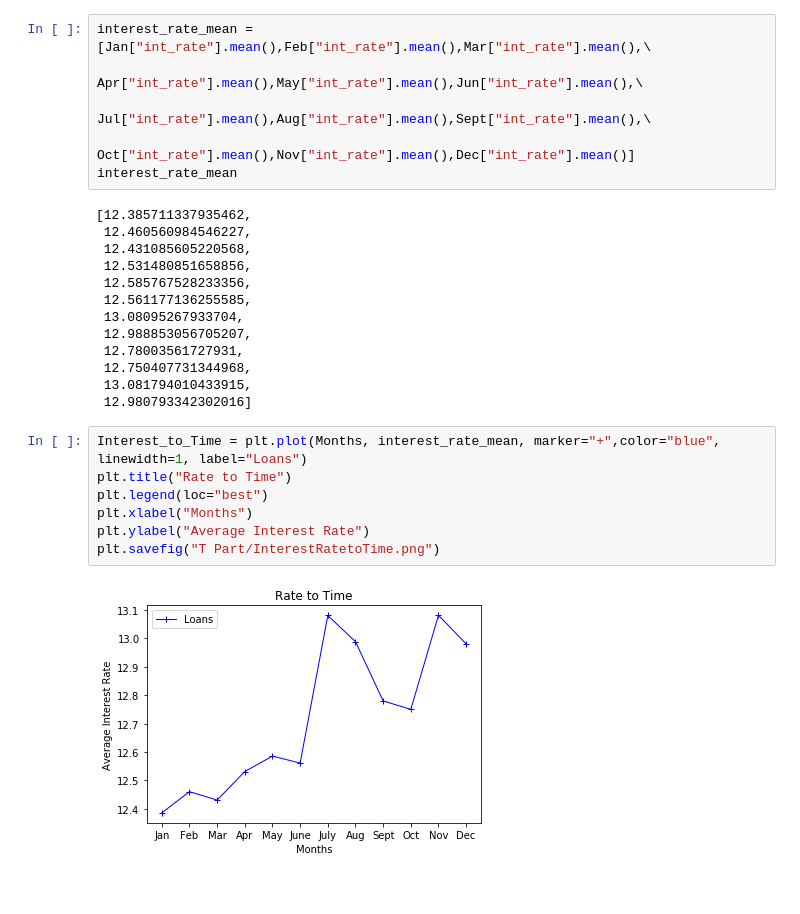
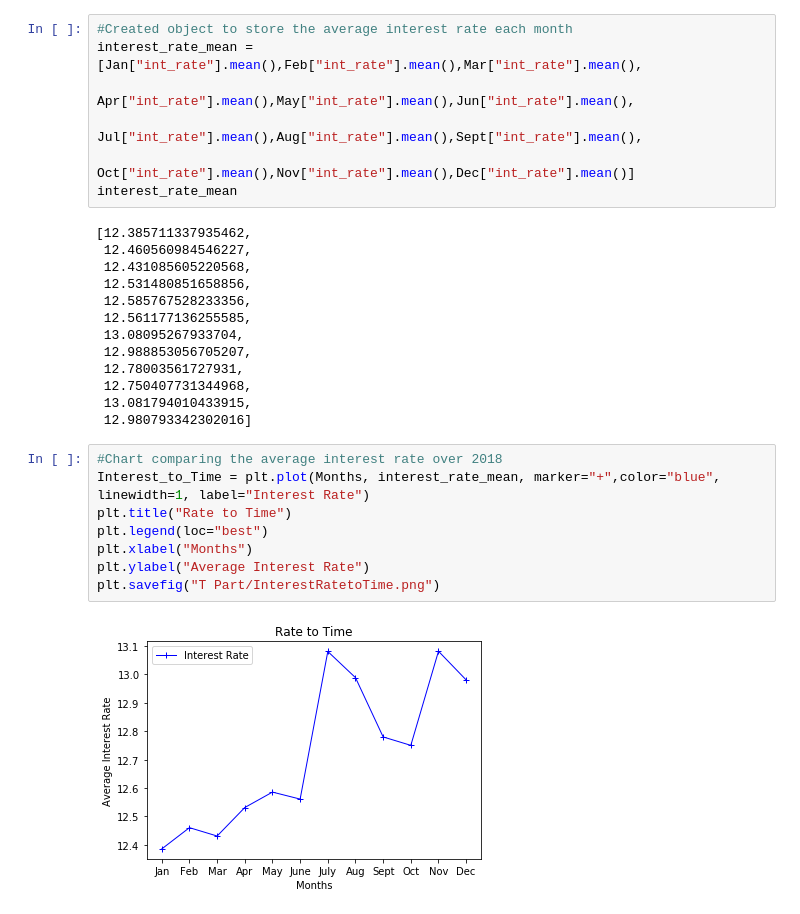
Before and after one commit to Ironbark427/Team-1, a Jupyter notebook: Project.ipynb, the cells around one changed output. Cells and saved outputs as stored; diff of their text form.

```diff
--- a/Project.ipynb
+++ b/Project.ipynb
@@ -228,9 +229,10 @@ plt.savefig("T Part/Loans to Time.png")
 # %% [output]
 [figure]
 # %%
-interest_rate_mean = [Jan["int_rate"].mean(),Feb["int_rate"].mean(),Mar["int_rate"].mean(),\
-                     Apr["int_rate"].mean(),May["int_rate"].mean(),Jun["int_rate"].mean(),\
-                     Jul["int_rate"].mean(),Aug["int_rate"].mean(),Sept["int_rate"].mean(),\
+#Created object to store the average interest rate each month
+interest_rate_mean = [Jan["int_rate"].mean(),Feb["int_rate"].mean(),Mar["int_rate"].mean(),
+                     Apr["int_rate"].mean(),May["int_rate"].mean(),Jun["int_rate"].mean(),
+                     Jul["int_rate"].mean(),Aug["int_rate"].mean(),Sept["int_rate"].mean(),
                      Oct["int_rate"].mean(),Nov["int_rate"].mean(),Dec["int_rate"].mean()]
 interest_rate_mean
 # %% [output]
@@ -247,12 +249,13 @@ interest_rate_mean
  13.081794010433915,
  12.980793342302016]
 # %%
-Interest_to_Time = plt.plot(Months, interest_rate_mean, marker="+",color="blue", linewidth=1, label="Loans")
+#Chart comparing the average interest rate over 2018
+Interest_to_Time = plt.plot(Months, interest_rate_mean, marker="+",color="blue", linewidth=1, label="Interest Rate")
 plt.title("Rate to Time")
 plt.legend(loc="best")
 plt.xlabel("Months")
 plt.ylabel("Average Interest Rate")
 plt.savefig("T Part/InterestRatetoTime.png")
 # %% [output]
-[figure, old version]
+[figure, new version]
 # %%
```
Also changed, not shown: parts of 28 cells of this notebook, 6 other files.
